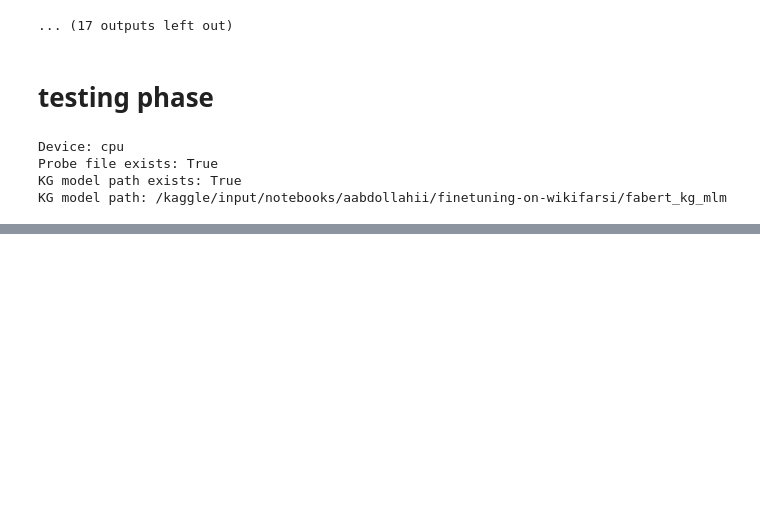
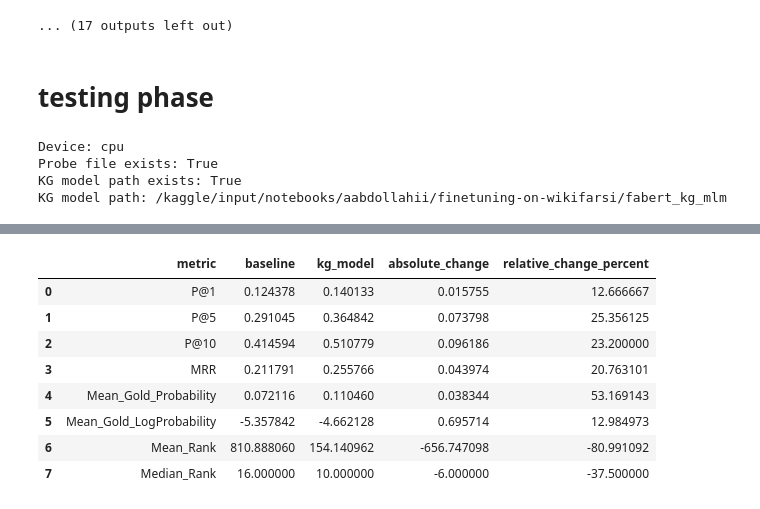
Before and after one commit to alabhastam/Powerful-Combination-of-FaBERT-and-Farsnet, a Jupyter notebook: 7-final-testing-fabert.ipynb, the cells around one changed output, grey strips where cells are left out. Saved outputs shown, nothing was run; the diff lists cells and outputs as text; code cells hidden in the pictures; blank space fills up the shorter version.

```diff
--- a/7-final-testing-fabert.ipynb
+++ b/7-final-testing-fabert.ipynb
@@ -460,0 +1188,53 @@ KG model path: /kaggle/input/notebooks/aabdollahii/finetuning-on-wikifarsi/faber
+# %%
+baseline_metric_row = overall_metrics[
+    overall_metrics["model"] == "FaBERT baseline"
+].iloc[0]
+
+kg_metric_row = overall_metrics[
+    overall_metrics["model"] == "FaBERT KG"
+].iloc[0]
+
+comparison_rows = []
+
+for metric in [
+    "P@1",
+    "P@5",
+    "P@10",
+    "MRR",
+    "Mean_Gold_Probability",
+    "Mean_Gold_LogProbability",
+    "Mean_Rank",
+    "Median_Rank",
+]:
+    baseline_value = float(baseline_metric_row[metric])
+    kg_value = float(kg_metric_row[metric])
+    absolute_change = kg_value - baseline_value
+
+    if baseline_value != 0:
+        relative_change_percent = (
+            absolute_change / abs(baseline_value)
+        ) * 100
+    else:
+        relative_change_percent = np.nan
+
+    comparison_rows.append({
+        "metric": metric,
+        "baseline": baseline_value,
+        "kg_model": kg_value,
+        "absolute_change": absolute_change,
+        "relative_change_percent": relative_change_percent,
+    })
+
+comparison_df = pd.DataFrame(comparison_rows)
+
+display(comparison_df.round(6))
+# %% [output]
+|  | metric | baseline | kg_model | absolute_change | relative_change_percent |
+| 0 | P@1 | 0.124378 | 0.140133 | 0.015755 | 12.666667 |
+| 1 | P@5 | 0.291045 | 0.364842 | 0.073798 | 25.356125 |
+| 2 | P@10 | 0.414594 | 0.510779 | 0.096186 | 23.200000 |
+| 3 | MRR | 0.211791 | 0.255766 | 0.043974 | 20.763101 |
+| 4 | Mean_Gold_Probability | 0.072116 | 0.110460 | 0.038344 | 53.169143 |
+| 5 | Mean_Gold_LogProbability | -5.357842 | -4.662128 | 0.695714 | 12.984973 |
+| 6 | Mean_Rank | 810.888060 | 154.140962 | -656.747098 | -80.991092 |
+| 7 | Median_Rank | 16.000000 | 10.000000 | -6.000000 | -37.500000 |
```
Also changed, not shown: parts of 15 cells of this notebook.
